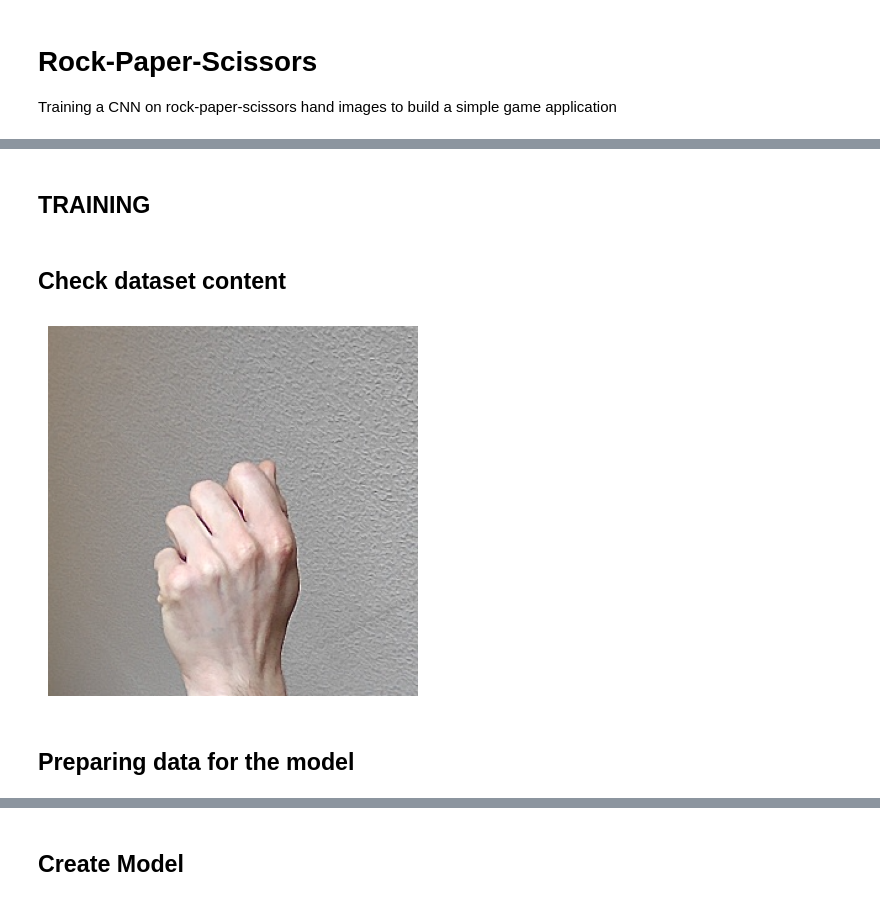
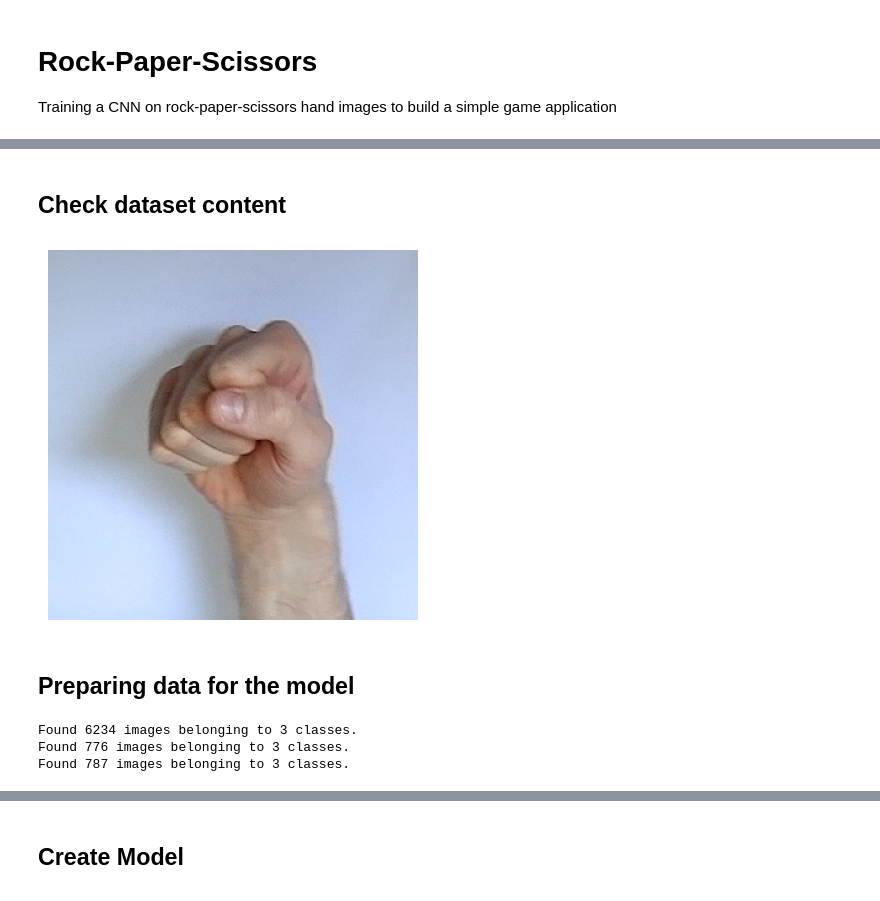
Before and after one commit to alexdjulin/RockPaperScissorsCNN, a Jupyter notebook: train_cnn.ipynb, the cells around one changed output, grey strips where cells are left out. Cells and saved outputs as stored; diff of their text form; code cells hidden in the pictures.

```diff
--- a/train_cnn.ipynb
+++ b/train_cnn.ipynb
@@ -58,19 +60,20 @@ def load_rps_model(path: str = None):
-# %% [markdown]
-## TRAINING
 # %% [markdown]
 ## Check dataset content
 # %%
 # open test picture
 rock_folder = 'dataset/train/rock'
 test_image = random.choice(os.listdir(rock_folder))
 image_path = os.path.join(rock_folder, test_image)
-roi_copy = load_image(image_path)
-display_image(roi_copy)
+img = load_image(image_path)
+display_image(img)
 # %% [output]
-[figure, old version]
+[figure, new version]
 # %% [markdown]
 ## Preparing data for the model
 # %%
+image_shape = (150, 150, 3)
+batch_size = 32
+
 image_gen = ImageDataGenerator(
     rescale=1./255,
     rotation_range=90,
@@ -82,3 +85,30 @@ image_gen = ImageDataGenerator(
     vertical_flip=False,  # True if you plan to show your hand upside down
     fill_mode='nearest'
 )
+
+train_image_gen = image_gen.flow_from_directory(
+    train_folder,
+    target_size=image_shape[:2],
+    batch_size=batch_size,
+    class_mode='categorical',
+    shuffle=False  # enable shuffling to make the model more robust
+)
+
+test_image_gen = image_gen.flow_from_directory(
+    test_folder,
+    target_size=image_shape[:2],
+    batch_size=batch_size,
+    class_mode='categorical',
+    shuffle=False  # disable shuffling to keep data in same order as labels
+)
+
+validation_generator = image_gen.flow_from_directory(
+        validation_folder,
+        target_size=image_shape[:2],
+        batch_size=batch_size,
+        class_mode='categorical',
+        shuffle = False)  # disable shuffling to keep data in same order as labels
+# %% [output]
+Found 6234 images belonging to 3 classes.
+Found 776 images belonging to 3 classes.
+Found 787 images belonging to 3 classes.
```
Also changed, not shown: parts of 24 cells of this notebook.
